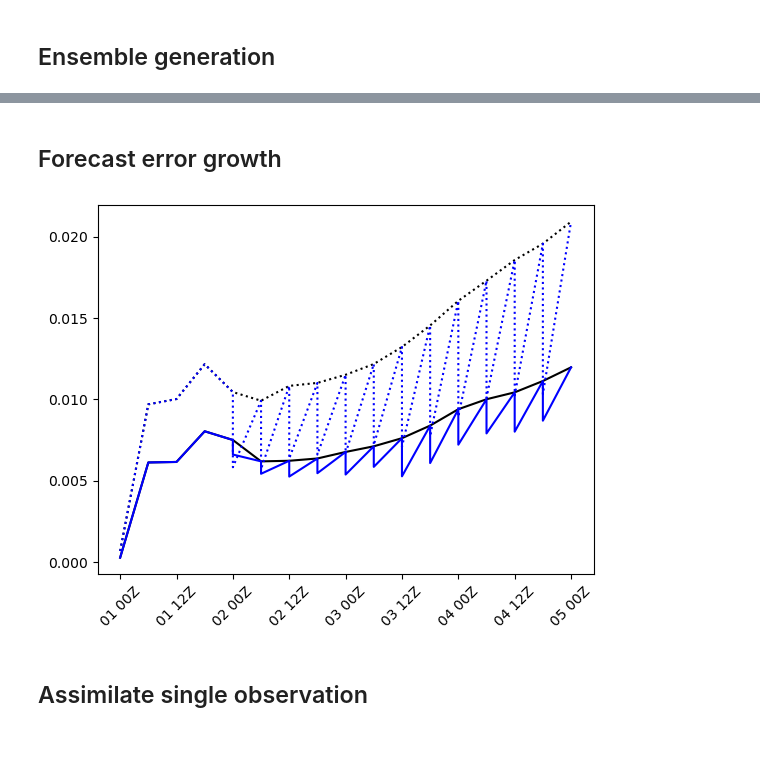
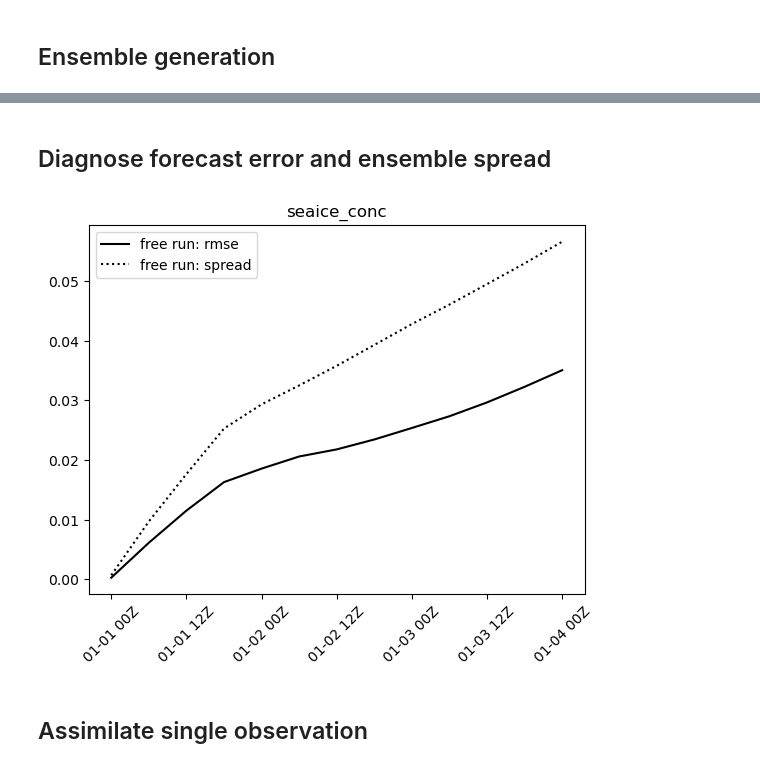
Before and after one commit to sasip-climate/notebooks-nextsim-workshop2025, a Jupyter notebook: assimilation/demo-osse.ipynb, the cells around one changed output, grey strips where cells are left out. Drawn from its saved outputs; the diff is of its cells as text; code cells hidden in the pictures.

```diff
--- a/assimilation/demo-osse.ipynb
+++ b/assimilation/demo-osse.ipynb
@@ -117,4 +119,9 @@ vname = 'seaice_conc'
 vmin = 0
 vmax = 1
 cmap = cmocean.cm.ice
+# %%
+vname = 'seaice_thick'
+vmin = 0
+vmax = 3
+cmap = 'viridis'
 # %%
@@ -195,0 +202,18 @@ model.perturb['forcing']['atmosphere']['variables'] = {
+# %%
+# plot ensemble state for visualization
+
+path = c.forecast_dir(c.time, 'nextsim.dg')
+time = c.next_time
+
+for m in range(c.nens):
+    fld = model.read_var(path=path, time=time, name=vname, member=m)
+    fld[model.grid.mask] = np.nan
+
+    fig, ax = plt.subplots(1,1,figsize=(6,4.5))
+    model.grid.plot_field(ax, fld, vmin, vmax, cmap=cmap)
+    add_colorbar(fig, ax, cmap, vmin, vmax)
+    model.grid.plot_land(ax, color='gray')
+    ax.set_title(f"member {m+1:02} {vname} {time:%Y-%m-%d %H:%M:%SZ}")
+
+    plt.savefig(os.path.join(path, f"mem{m+1:02}_{vname}_{time:%Y-%m-%dT%H:%M:%SZ}.png"))
+    plt.close()
@@ -239,9 +262,7 @@ cp -r cycle cycle_free
 # %% [markdown]
-## Forecast error growth
+## Diagnose forecast error and ensemble spread
 # %%
-# ensemble spread time series
-vname = 'seaice_conc'
-
+# error and ensemble spread time series
 def get_error_stats(path, time, vname):
     truth = model.read_var(path=model.truth_dir, time=time, name=vname)
 
@@ -262,7 +283,7 @@ def get_error_stats(path, time, vname):
     sprd = np.sqrt(np.nanmean(vari))
     return rmse, sprd
 
-def get_error_ts(cycle_dir):
+def get_error_ts(cycle_dir, vname):
     ts = []
     rmse_ts = []
     sprd_ts = []
@@ -291,11 +306,16 @@ ts, rmse_ts, sprd_ts = get_error_ts(cycle_dir)
 # %%
-plt.plot(ts, rmse_ts_noda, 'k-', label='NoDA: RMSE')
-plt.plot(ts, sprd_ts_noda, 'k:', label='NoDA: spread')
-plt.plot(ts, rmse_ts, 'b-', label='DA: RMSE')
-plt.plot(ts, sprd_ts, 'b:', label='DA: spread')
-plt.gca().xaxis.set_major_formatter(mdates.DateFormatter('%d %HZ'))
+vname = 'seaice_conc'
+
+cycle_dir = "/home/nextsim-workshop/data-nextsim-workshop2025/assimilation/cycle-free"
+ts, rmse_ts, sprd_ts = get_error_ts(cycle_dir, vname)
+plt.plot(ts, rmse_ts, 'k-', label='free run: rmse')
+plt.plot(ts, sprd_ts, 'k:', label='free run: spread')
+
+plt.gca().xaxis.set_major_formatter(mdates.DateFormatter('%m-%d %HZ'))
+plt.legend()
+plt.title(vname)
 _ = plt.xticks(rotation=45)
 # %% [output]
-[figure, old version]
+[figure, new version]
 # %% [markdown]
 ## Assimilate single observation
```
Also changed, not shown: parts of 26 cells of this notebook, 2 other files.
